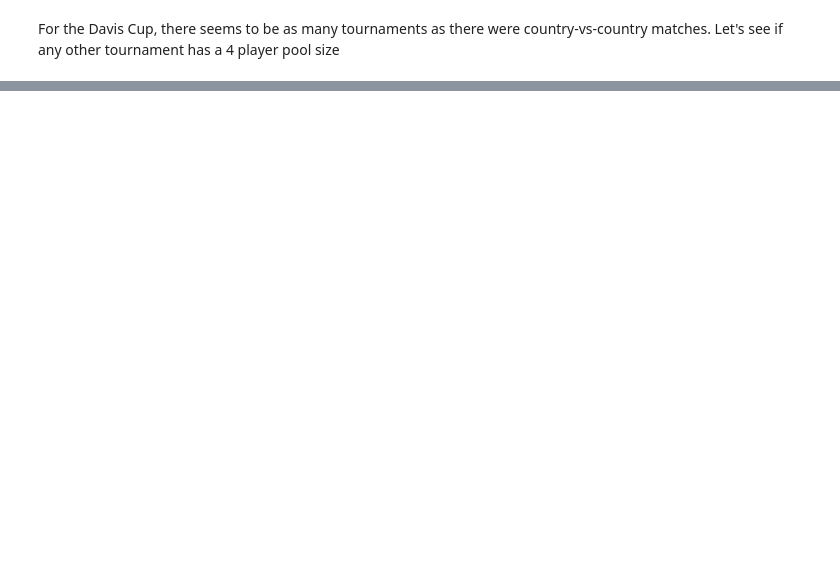
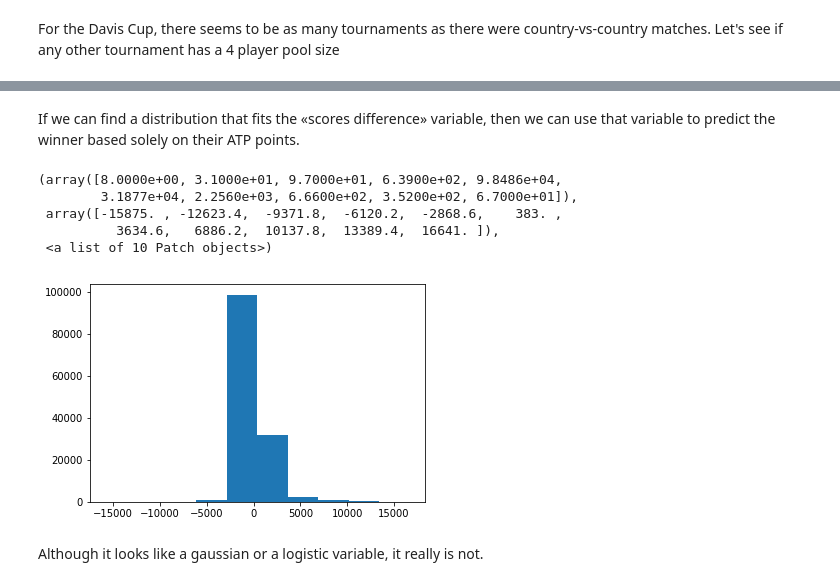
Before and after one commit to daillouf/CasinoRoyal, a Jupyter notebook: Tennis.ipynb, the cells around one changed output, grey strips where cells are left out. Drawn from its saved outputs; the diff is of its cells as text; code cells hidden in the pictures; blank space fills up the shorter version.

```diff
--- a/Tennis.ipynb
+++ b/Tennis.ipynb
@@ -116,0 +187,3 @@ tennis_atp_records.where(tennis_atp_records.loc[:,['winner_name']]=='Jean michel
+# %%
+scores = tennis_atp_records['winner_rank_points']-tennis_atp_records['loser_rank_points']
+scores = scores[-scores.isnull()]
@@ -116,0 +206,13 @@ tennis_atp_records.where(tennis_atp_records.loc[:,['winner_name']]=='Jean michel
+# %% [markdown]
+If we can find a distribution that fits the «scores difference» variable, then we can use that variable to predict the winner based solely on their ATP points.
+# %%
+plt.hist(scores)
+# %% [output]
+(array([8.0000e+00, 3.1000e+01, 9.7000e+01, 6.3900e+02, 9.8486e+04,
+        3.1877e+04, 2.2560e+03, 6.6600e+02, 3.5200e+02, 6.7000e+01]),
+ array([-15875. , -12623.4,  -9371.8,  -6120.2,  -2868.6,    383. ,
+          3634.6,   6886.2,  10137.8,  13389.4,  16641. ]),
+ <a list of 10 Patch objects>)
+[figure, added]
+# %% [markdown]
+Although it looks like a gaussian or a logistic variable, it really is not.
```
Also changed, not shown: parts of 53 cells of this notebook.
